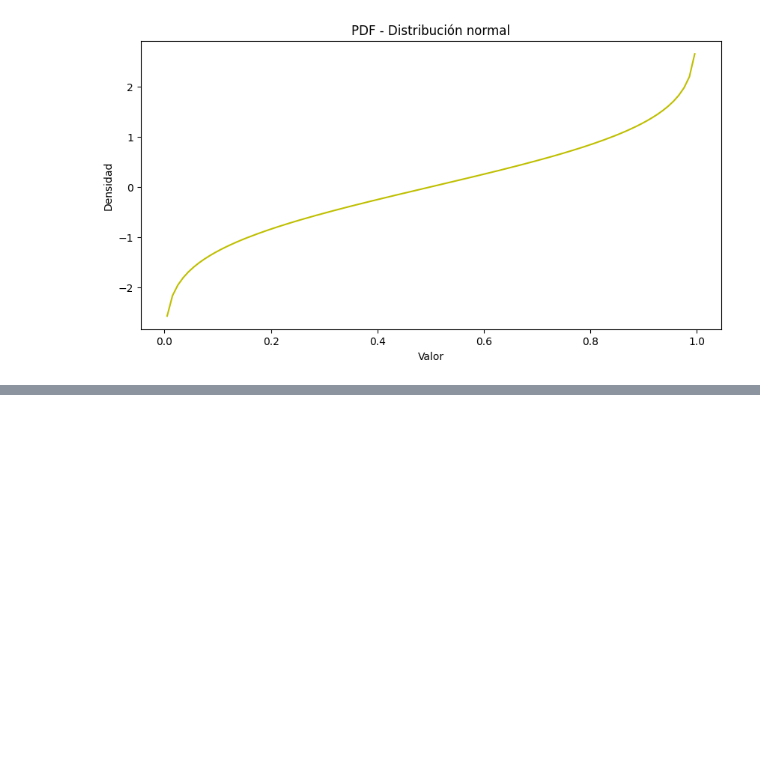
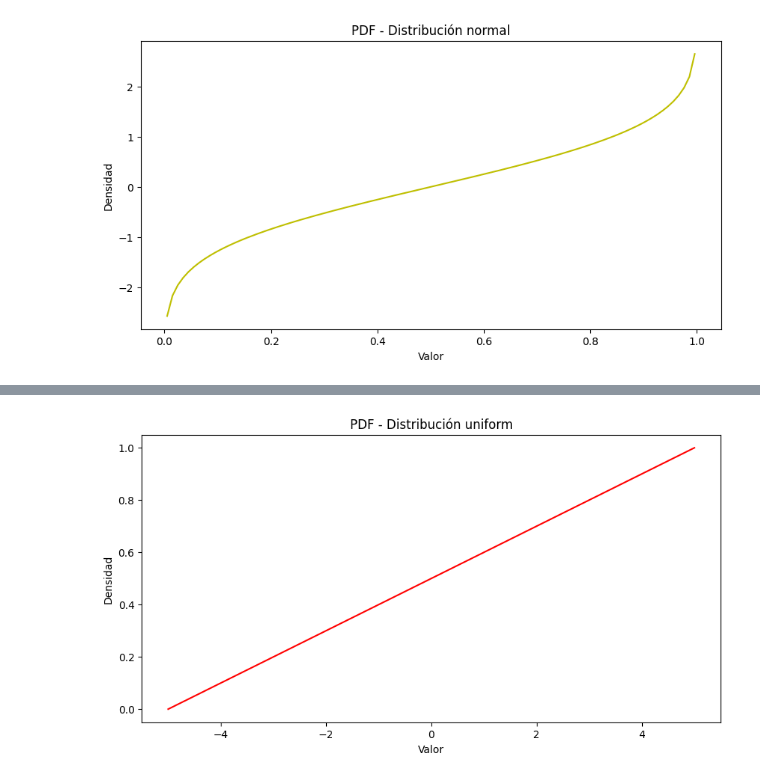
Before and after one commit to PuraCampos/probability-distribution-exercises-project-with-python, a Jupyter notebook: notebook/problems.es.ipynb, the cells around one changed output, grey strips where cells are left out. Cells and saved outputs as stored; diff of their text form; code cells hidden in the pictures; blank space fills up the shorter version.

```diff
--- a/notebook/problems.es.ipynb
+++ b/notebook/problems.es.ipynb
@@ -181,0 +203,10 @@ plt.show()
+# %%
+cdf_unif=d_uniform(data,loc=v_min,scale=v_max)
+plt.figure(figsize = (10, 5))
+plt.plot(data,cdf_unif, "r-")
+plt.title("PDF - Distribución uniform")
+plt.xlabel("Valor")
+plt.ylabel("Densidad")
+plt.show()
+# %% [output]
+[figure, added]
```
Also changed, not shown: parts of 4 cells of this notebook.
